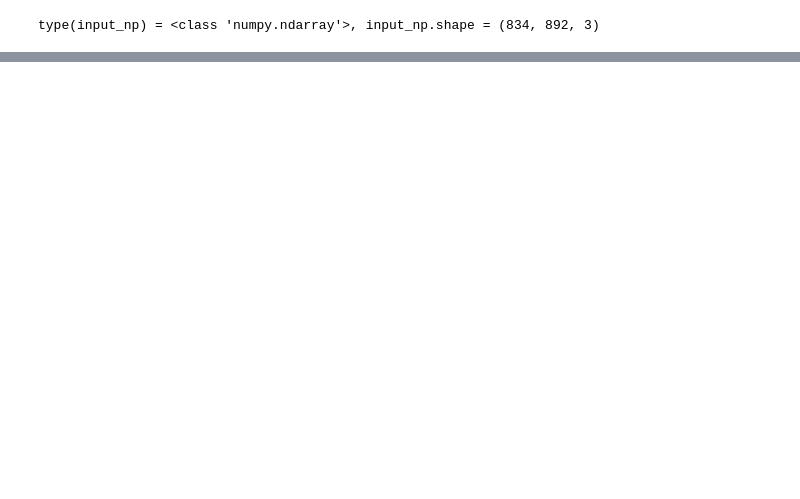
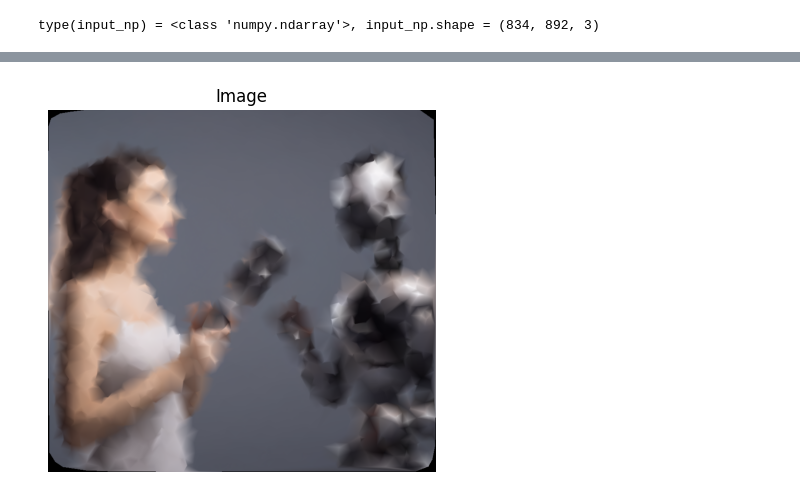
Before and after one commit to shaunharker/voronoi-interpolation, a Jupyter notebook: Tutorial.ipynb, the cells around one changed output, grey strips where cells are left out. Cells and saved outputs as stored; diff of their text form; code cells hidden in the pictures; blank space fills up the shorter version.

```diff
--- a/Tutorial.ipynb
+++ b/Tutorial.ipynb
@@ -21,2 +24,6 @@ vi.display_side_by_side(input_np, output_np)
 # %%
 vi.save_numpy_to_png(output_np, output_filename="output.png")
+# %%
+vi.display_image(output_np)
+# %% [output]
+[figure, added]
```
Also changed, not shown: parts of 4 cells of this notebook.
